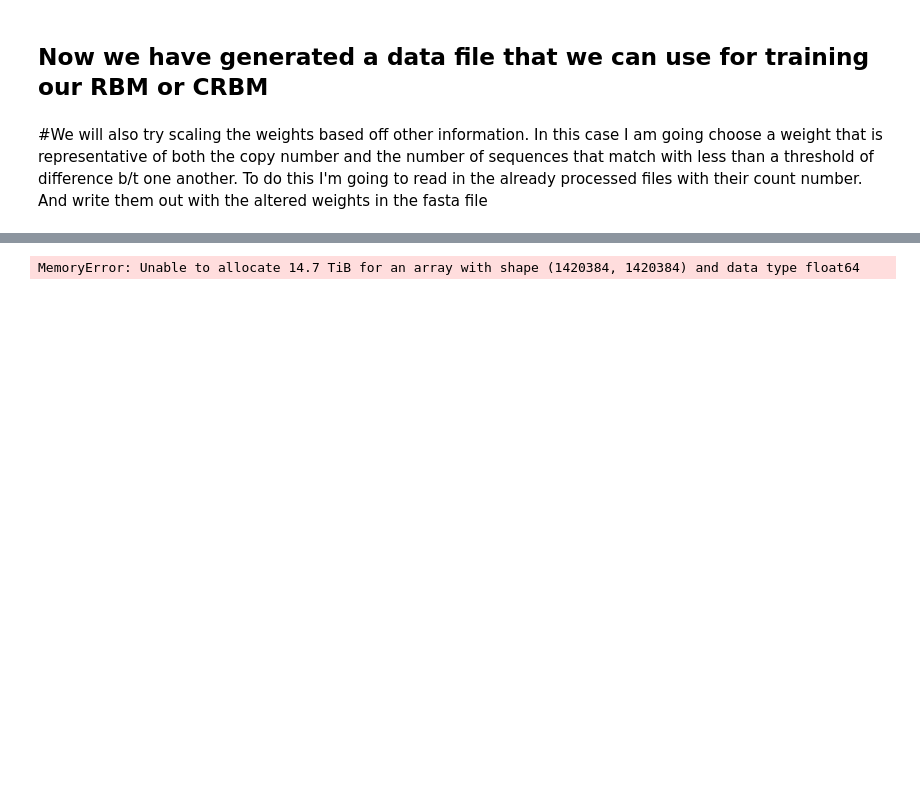
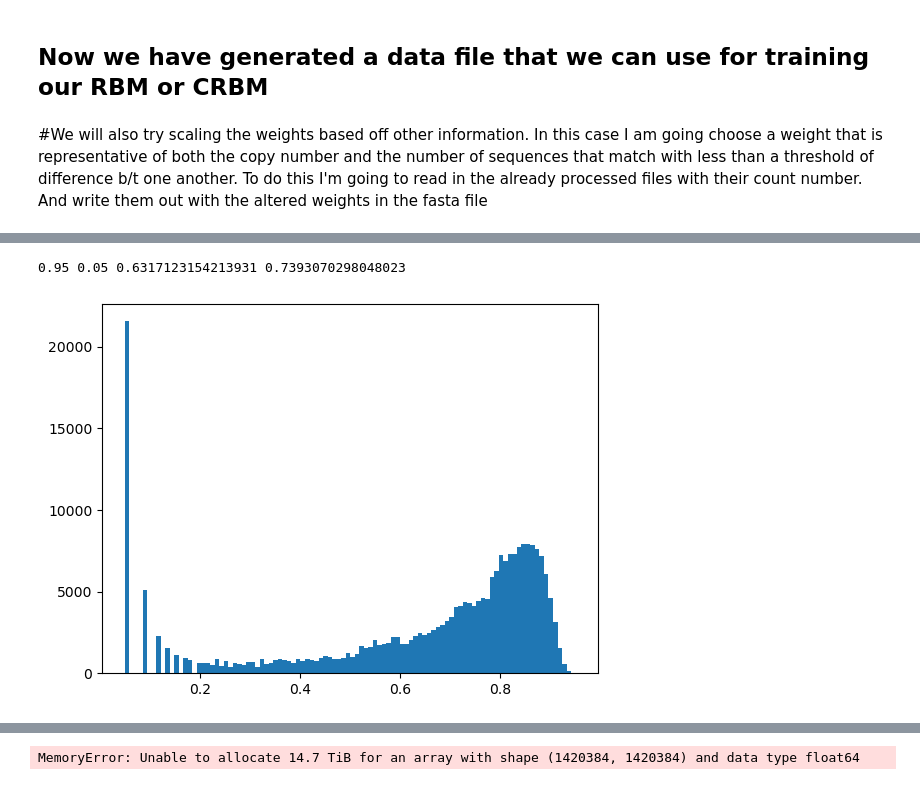
Before and after one commit to Jonahowns/phage_display_ML, a Jupyter notebook: datasets/cov_dataset_prep_example.ipynb, the cells around one changed output, grey strips where cells are left out. Drawn from its saved outputs; the diff is of its cells as text; code cells hidden in the pictures; blank space fills up the shorter version.

```diff
--- a/datasets/cov_dataset_prep_example.ipynb
+++ b/datasets/cov_dataset_prep_example.ipynb
@@ -133,0 +159,11 @@ torch.Size([1420384, 40])
+# %%
+from sklearn.preprocessing import MinMaxScaler
+
+mscaler = MinMaxScaler(feature_range=(0.05, 0.95))
+r9_scaled = mscaler.fit_transform(r9_neighs_log.reshape(-1, 1))
+# %%
+summary(r9_scaled)
+quick_hist(r9_scaled)
+# %% [output]
+0.95 0.05 0.6317123154213931 0.7393070298048023
+[figure, added]
```
Also changed, not shown: parts of 16 cells of this notebook, 1 other file.
